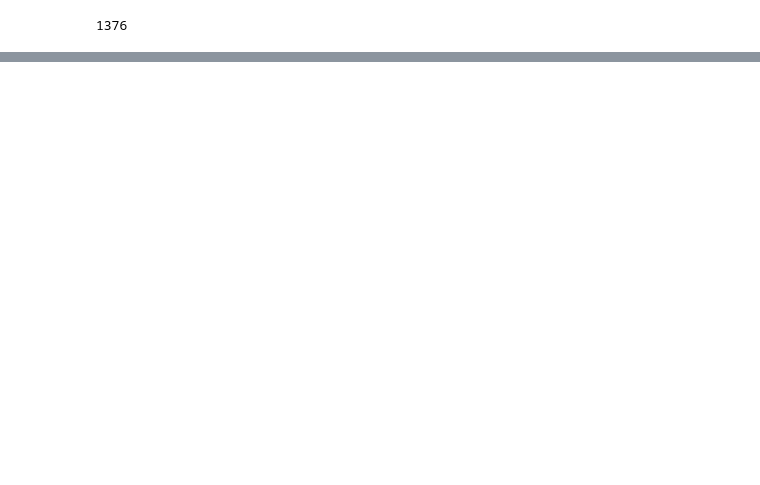
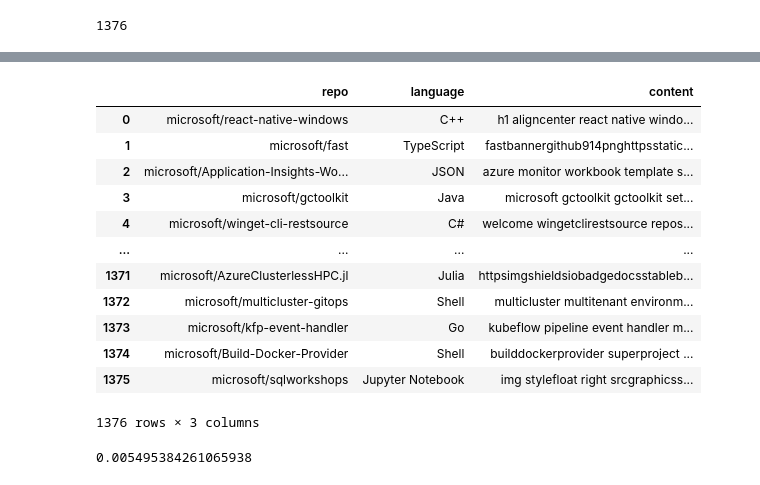
Before and after one commit to lets-talk-codeup/github-guesser, a Jupyter notebook: prep_notebook_jason.ipynb, the cells around one changed output, grey strips where cells are left out. Saved outputs shown, nothing was run; the diff lists cells and outputs as text; code cells hidden in the pictures; blank space fills up the shorter version.

```diff
--- a/prep_notebook_jason.ipynb
+++ b/prep_notebook_jason.ipynb
@@ -172,7 +176,5 @@ lemma_count = ' '.join(df[df.language == 'TypeScript'].lemmatized).split()
 # %%
 df.dropna(subset=['language'], inplace=True)
-# %%
-df['is_java'] = df.language=='Java'
 # %%
 len(df)
 # %% [output]
@@ -191,0 +215,20 @@ df.to_csv('cleaned_readmes.csv')
+# %%
+df
+# %% [output]
+|  | repo | language | content |
+| 0 | microsoft/react-native-windows | C++ | h1 aligncenter react native windo... |
+| 1 | microsoft/fast | TypeScript | fastbannergithub914pnghttpsstatic... |
+| 2 | microsoft/Application-Insights-Wo... | JSON | azure monitor workbook template s... |
+| 3 | microsoft/gctoolkit | Java | microsoft gctoolkit gctoolkit set... |
+| 4 | microsoft/winget-cli-restsource | C# | welcome wingetclirestsource repos... |
+| ... | ... | ... | ... |
+| 1371 | microsoft/AzureClusterlessHPC.jl | Julia | httpsimgshieldsiobadgedocsstableb... |
+| 1372 | microsoft/multicluster-gitops | Shell | multicluster multitenant environm... |
+| 1373 | microsoft/kfp-event-handler | Go | kubeflow pipeline event handler m... |
+| 1374 | microsoft/Build-Docker-Provider | Shell | builddockerprovider superproject ... |
+| 1375 | microsoft/sqlworkshops | Jupyter Notebook | img stylefloat right srcgraphicss... |
+1376 rows × 3 columns
+# %%
+pd.Series(' '.join(df.content.astype('str')).split()).isin(pd.Series('using')).mean()
+# %% [output]
+0.005495384261065938
```
Also changed, not shown: parts of 9 cells of this notebook.
